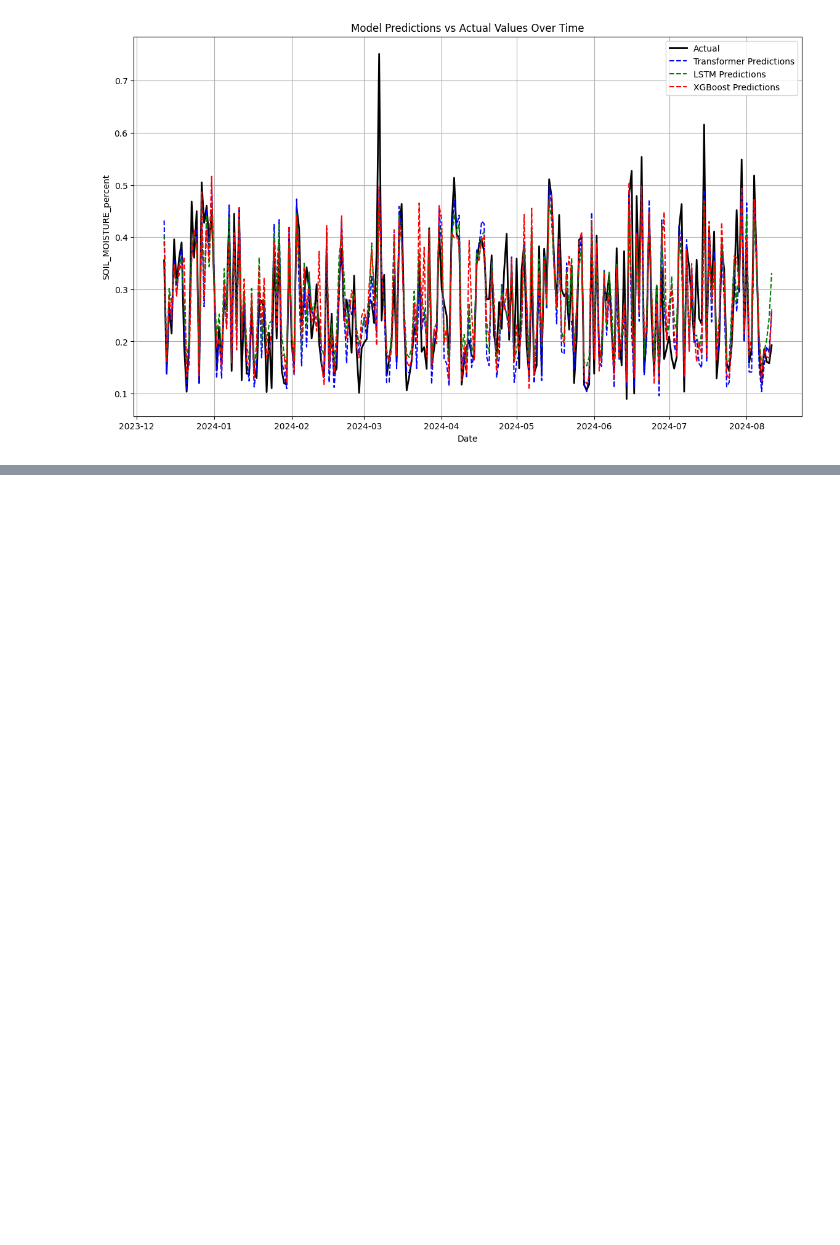
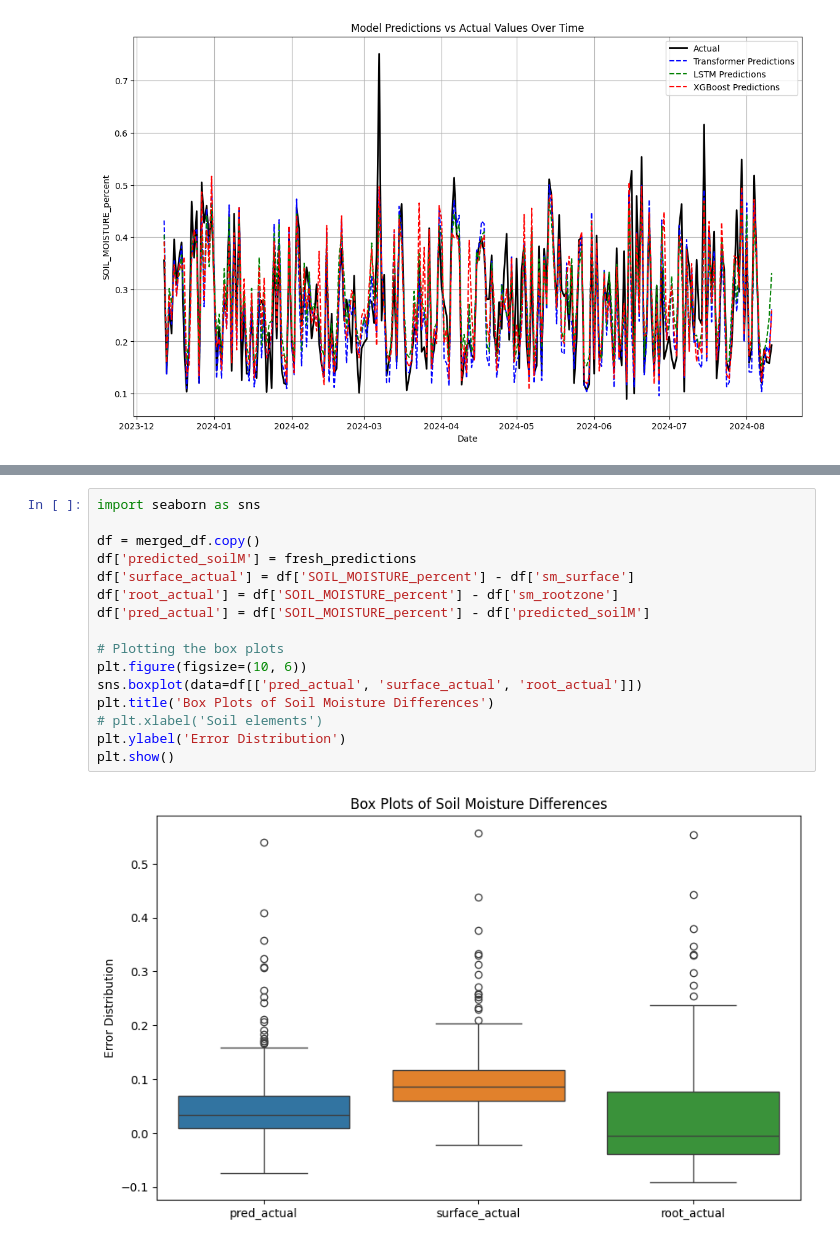
Before and after one commit to top-data/Soil_moisture, a Jupyter notebook: sm_cosmoz_inputs.ipynb, the cells around one changed output, grey strips where cells are left out. Cells and saved outputs as stored; diff of their text form; blank space fills up the shorter version.

```diff
--- a/sm_cosmoz_inputs.ipynb
+++ b/sm_cosmoz_inputs.ipynb
@@ -426,0 +598,18 @@ plt.show()
+# %%
+import seaborn as sns
+
+df = merged_df.copy()
+df['predicted_soilM'] = fresh_predictions
+df['surface_actual'] = df['SOIL_MOISTURE_percent'] - df['sm_surface']
+df['root_actual'] = df['SOIL_MOISTURE_percent'] - df['sm_rootzone']
+df['pred_actual'] = df['SOIL_MOISTURE_percent'] - df['predicted_soilM']
+
+# Plotting the box plots
+plt.figure(figsize=(10, 6))
+sns.boxplot(data=df[['pred_actual', 'surface_actual', 'root_actual']])
+plt.title('Box Plots of Soil Moisture Differences')
+# plt.xlabel('Soil elements')
+plt.ylabel('Error Distribution')
+plt.show()
+# %% [output]
+[figure, added]
```
Also changed, not shown: parts of 17 cells of this notebook.
